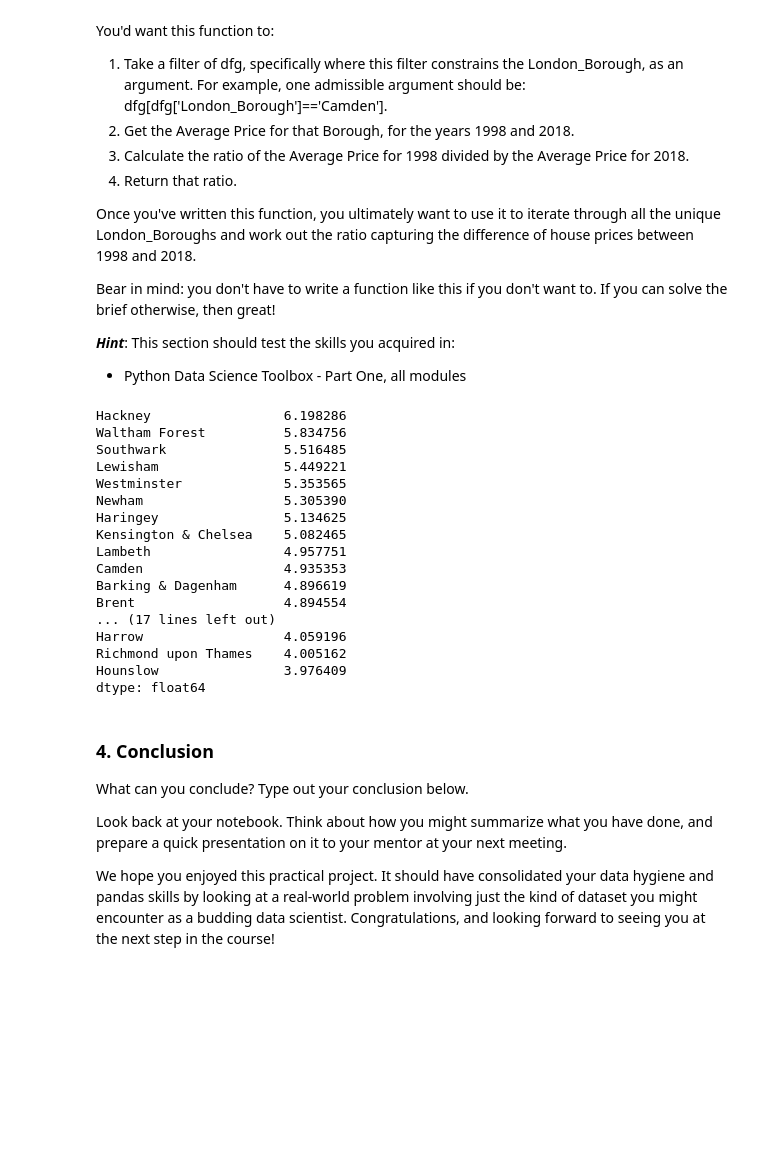
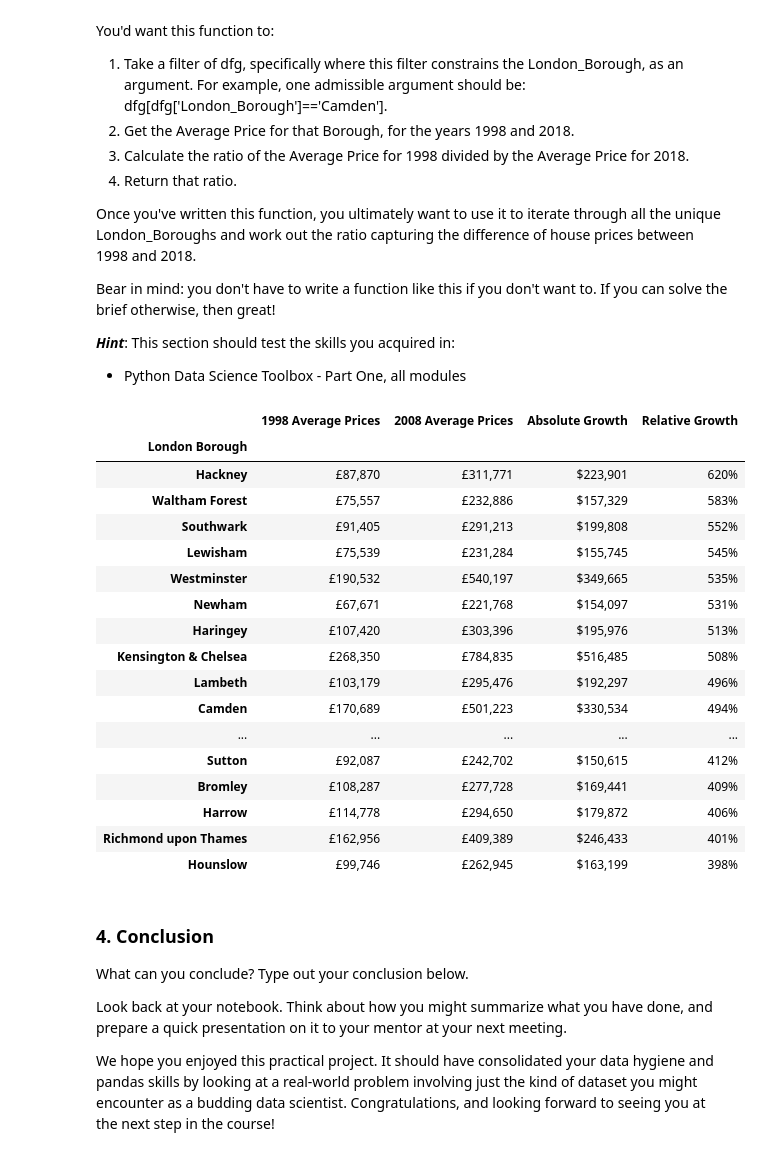
Before and after one commit to reppertj/Data-Science-Examples, a Jupyter notebook: london-housing/london-housing.ipynb, the cells around one changed output. Drawn from its saved outputs; the diff is of its cells as text; code cells hidden in the pictures; blank space fills up the shorter version.

Commit message:
add styled table to london-housing

```diff
--- a/london-housing/london-housing.ipynb
+++ b/london-housing/london-housing.ipynb
@@ -351,28 +351,36 @@ ratios = {
     borough: create_price_ratio(properties[properties.borough == borough])
     for borough in properties.borough.unique()
 }
-# %%
-growths = pd.Series(ratios).sort_values(ascending=False)
-growths = growths.rename({v: k for k, v in column_map.items()})
-growths
-# %% [output]
-Hackney                 6.198286
-Waltham Forest          5.834756
-Southwark               5.516485
-Lewisham                5.449221
-Westminster             5.353565
-Newham                  5.305390
-Haringey                5.134625
-Kensington & Chelsea    5.082465
-Lambeth                 4.957751
-Camden                  4.935353
-Barking & Dagenham      4.896619
-Brent                   4.894554
-... (17 lines left out)
-Harrow                  4.059196
-Richmond upon Thames    4.005162
-Hounslow                3.976409
-dtype: float64
+# %%
+prices = properties.groupby('borough').resample('A', on='month').mean().reset_index().pivot_table(values='price', index='borough', columns='month').loc[: , ['1998-12-31', '2008-12-31']]
+prices['Absolute Growth'] = prices['2008-12-31'] - prices['1998-12-31']
+prices['Relative Growth'] = pd.Series(ratios)
+prices = prices.rename(index={v: k for k, v in column_map.items()})
+prices.columns = ['1998 Average Prices', '2008 Average Prices', 'Absolute Growth', 'Relative Growth']
+prices.index.name = 'London Borough'
+prices = prices.sort_values('Relative Growth', ascending=False)
+# %%
+format_dict = {'1998 Average Prices': '£{0:,.0f}', '2008 Average Prices': '£{0:,.0f}', 'Absolute Growth': '£{0:,.0f}', 'Relative Growth': '{:.0%}'}
+prices.style.format(format_dict)
+# %% [output]
+|  | 1998 Average Prices | 2008 Average Prices | Absolute Growth | Relative Growth |
+| London Borough |  |  |  |  |
+| Hackney | £87,870 | £311,771 | $223,901 | 620% |
+| Waltham Forest | £75,557 | £232,886 | $157,329 | 583% |
+| Southwark | £91,405 | £291,213 | $199,808 | 552% |
+| Lewisham | £75,539 | £231,284 | $155,745 | 545% |
+| Westminster | £190,532 | £540,197 | $349,665 | 535% |
+| Newham | £67,671 | £221,768 | $154,097 | 531% |
+| Haringey | £107,420 | £303,396 | $195,976 | 513% |
+| Kensington & Chelsea | £268,350 | £784,835 | $516,485 | 508% |
+| Lambeth | £103,179 | £295,476 | $192,297 | 496% |
+| Camden | £170,689 | £501,223 | $330,534 | 494% |
+| ... | ... | ... | ... | ... |
+| Sutton | £92,087 | £242,702 | $150,615 | 412% |
+| Bromley | £108,287 | £277,728 | $169,441 | 409% |
+| Harrow | £114,778 | £294,650 | $179,872 | 406% |
+| Richmond upon Thames | £162,956 | £409,389 | $246,433 | 401% |
+| Hounslow | £99,746 | £262,945 | $163,199 | 398% |
 # %% [markdown]
 ### 4. Conclusion
 What can you conclude? Type out your conclusion below.
```
Also changed, not shown: parts of 2 cells of this notebook.
